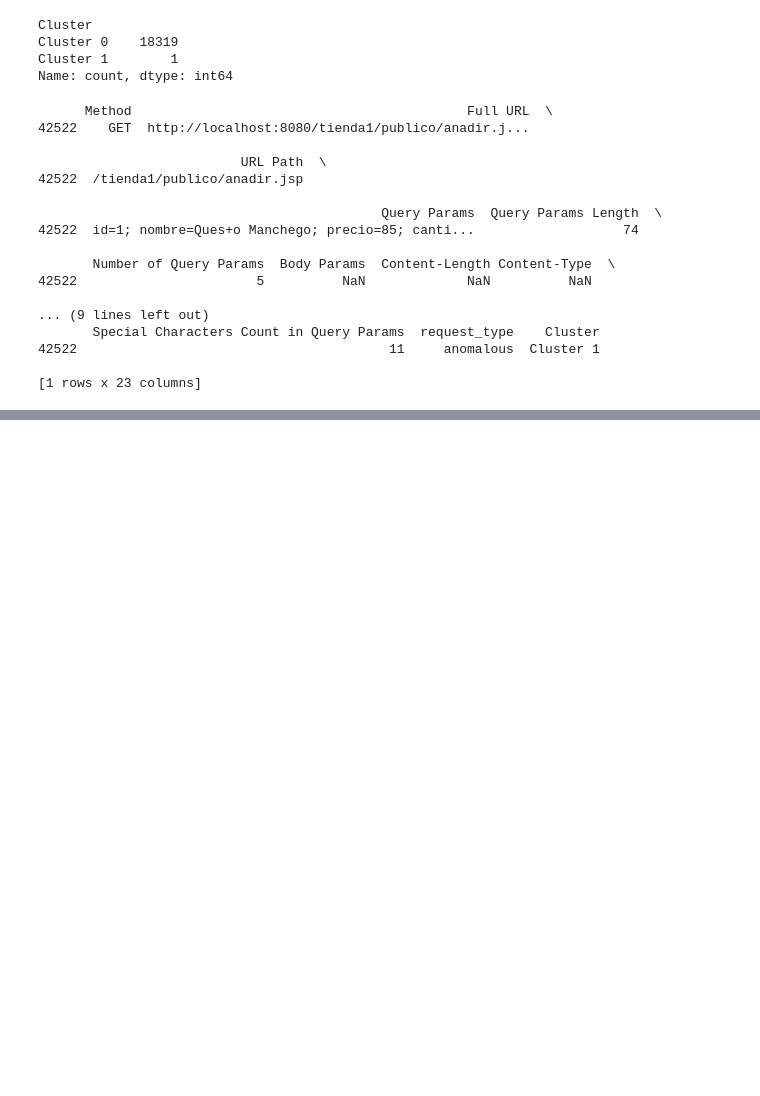
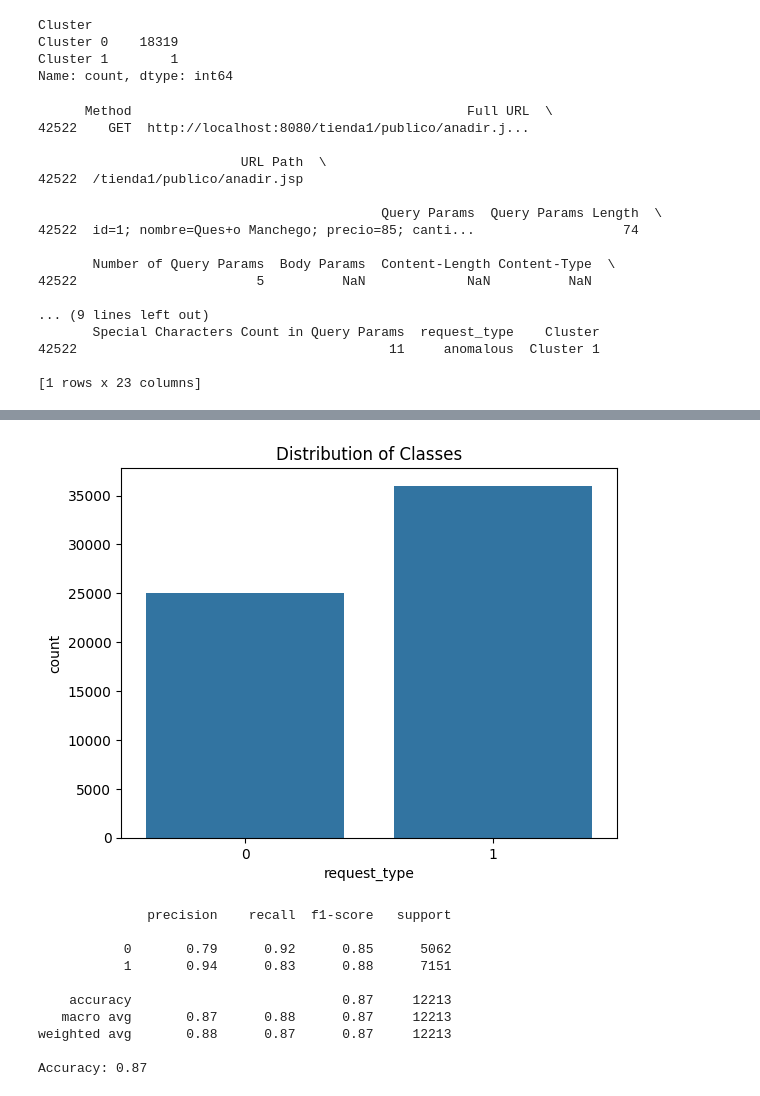
Before and after one commit to pratiyk/ML-based-WAF, a Jupyter notebook: classifier.ipynb, the cells around one changed output, grey strips where cells are left out. Drawn from its saved outputs; the diff is of its cells as text; code cells hidden in the pictures; blank space fills up the shorter version.

```diff
--- a/classifier.ipynb
+++ b/classifier.ipynb
@@ -215,0 +290,65 @@ print(anomalies)
+# %%
+import pandas as pd
+from sklearn.model_selection import train_test_split
+from sklearn.preprocessing import LabelEncoder
+from xgboost import XGBClassifier
+from sklearn.metrics import accuracy_score, classification_report
+import matplotlib.pyplot as plt
+import seaborn as sns
+
+# Load the dataset
+data = pd.read_csv('combined_parsed_requests.csv')
+
+# Inspect the dataset
+print("First few rows of the dataset:")
+print(data.head())
+print("\nDataset information:")
+print(data.info())
+print("\nStatistical summary:")
+print(data.describe())
+print("\nMissing values in each column:")
+print(data.isnull().sum())
+
+# Visualize the distribution of the target variable
+sns.countplot(x='request_type', data=data)
+plt.title('Distribution of Classes')
+plt.show()
+
+# Define features and target
+X = data.drop(columns=['request_type'])  # Drop the target column
+y = data['request_type']  # Target column
+
+# Encode the target variable
+label_encoder = LabelEncoder()
+y = label_encoder.fit_transform(y)
+
+# One-hot encode categorical features
+X = pd.get_dummies(X, drop_first=True)
+
+# Rename columns to avoid special characters
+X.columns = X.columns.str.replace('[\[\]<>]', '', regex=True)
+
+# Split the dataset into training and testing sets
+X_train, X_test, y_train, y_test = train_test_split(X, y, test_size=0.2, random_state=42)
+
+# Initialize the XGBoost model
+xgb_model = XGBClassifier(
+    n_estimators=100,
+    learning_rate=0.1,
+    max_depth=6,
+    eval_metric='mlogloss'
+)
+
+# Train the model
+xgb_model.fit(X_train, y_train)
+
+# Make predictions on the test set
+y_pred = xgb_model.predict(X_test)
+
+# Print the classification report
+print(classification_report(y_test, y_pred))
+
+# Evaluate the model
+accuracy = accuracy_score(y_test, y_pred)
+print(f'Accuracy: {accuracy:.2f}')
+# %% [output]
@@ -215,0 +372,11 @@ print(anomalies)
+[figure, added]
+              precision    recall  f1-score   support
+
+           0       0.79      0.92      0.85      5062
+           1       0.94      0.83      0.88      7151
+
+    accuracy                           0.87     12213
+   macro avg       0.87      0.88      0.87     12213
+weighted avg       0.88      0.87      0.87     12213
+
+Accuracy: 0.87
```
Also changed, not shown: parts of 5 cells of this notebook, 2 other files.
